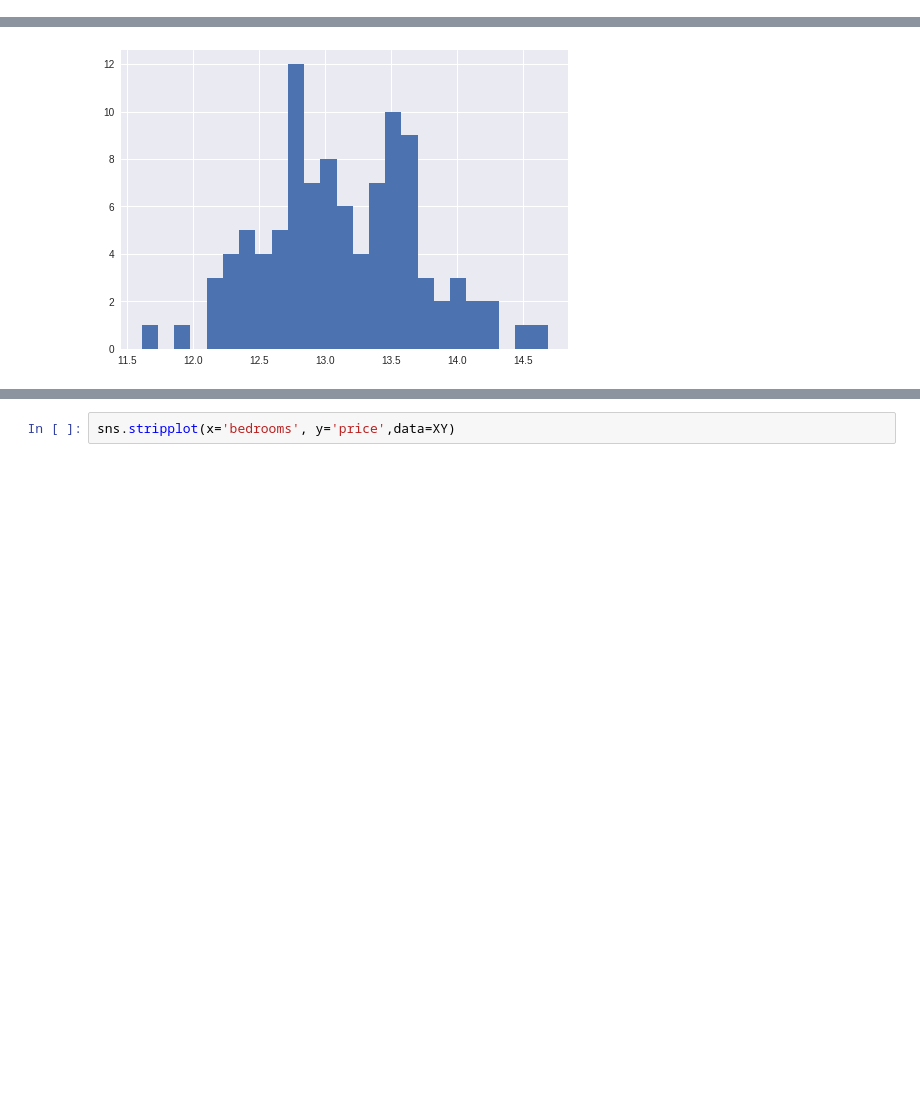
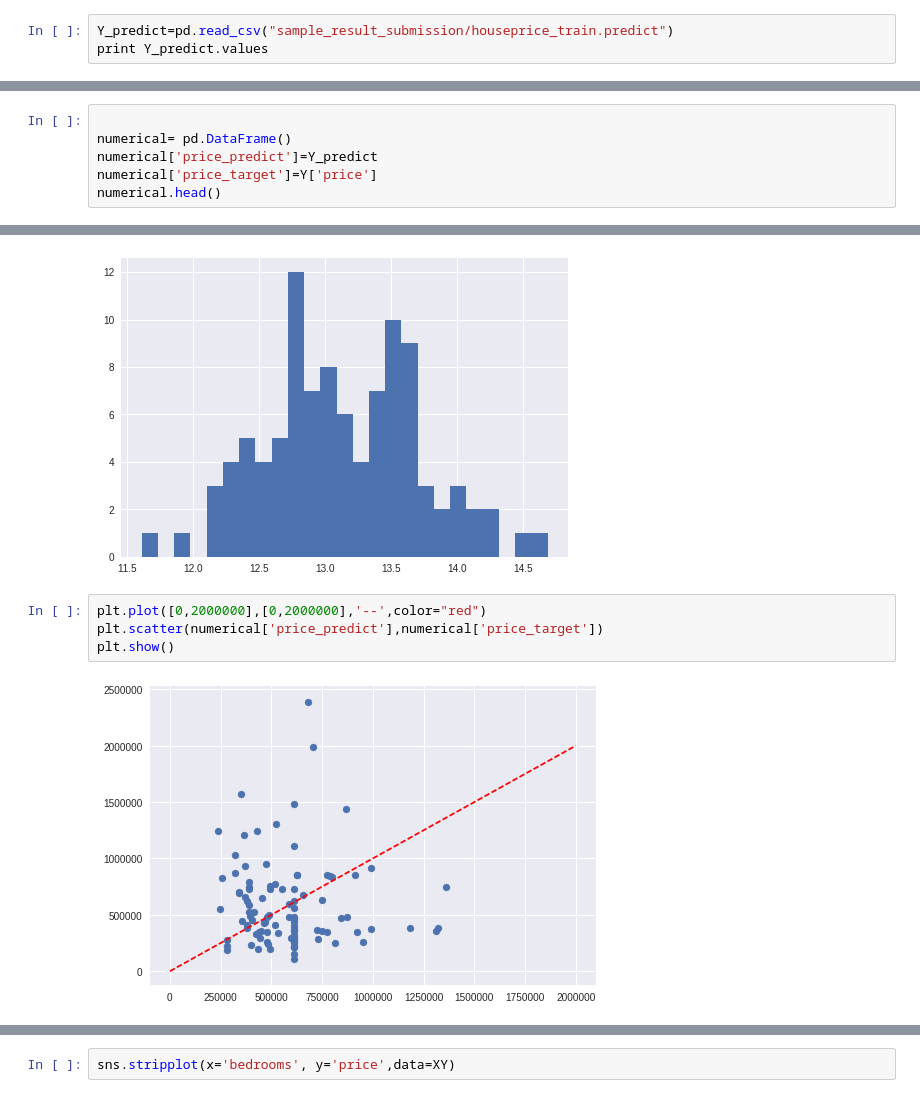
Before and after one commit to solidarite/friend, a Jupyter notebook: README.ipynb, the cells around one changed output, grey strips where cells are left out. Cells and saved outputs as stored; diff of their text form; blank space fills up the shorter version.

```diff
--- a/README.ipynb
+++ b/README.ipynb
@@ -98,3 +98,6 @@ numerical_target = Y['price']
 XY = X.assign(price=numerical_target.values)
 # %% [markdown]
 Let's first display the distribution of the target column (price) using a boxplot.
+# %%
+Y_predict=pd.read_csv("sample_result_submission/houseprice_train.predict")
+print Y_predict.values
@@ -100,0 +122,6 @@ Let's first display the distribution of the target column (price) using a boxplo
+# %%
+
+numerical= pd.DataFrame()
+numerical['price_predict']=Y_predict
+numerical['price_target']=Y['price']
+numerical.head()
@@ -160,3 +194,9 @@ plt.hist(np.log(XY.price), bins = 25)
          14.56165072,  14.68470968]),
  <a list of 25 Patch objects>)
 [figure]
+# %%
+plt.plot([0,2000000],[0,2000000],'--',color="red")
+plt.scatter(numerical['price_predict'],numerical['price_target'])
+plt.show()
+# %% [output]
+[figure, added]
```
Also changed, not shown: parts of 5 cells of this notebook.
